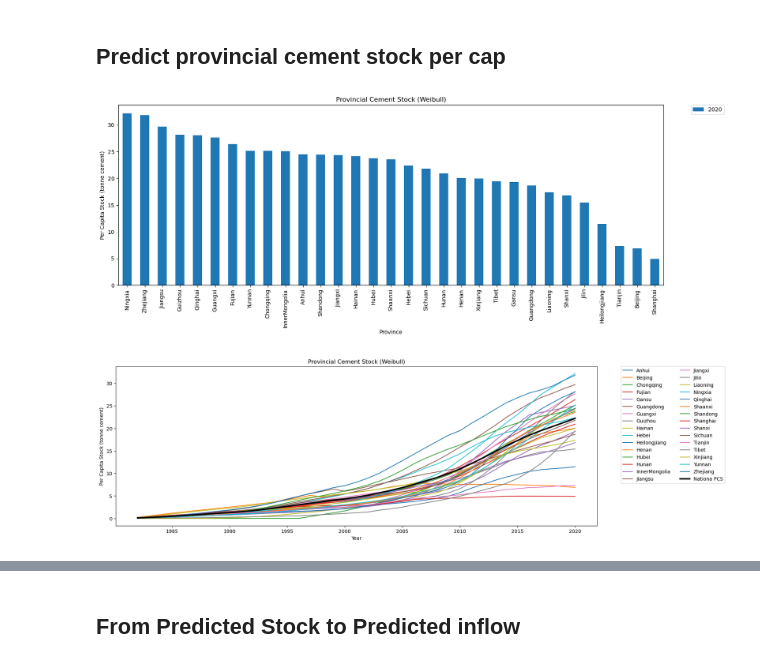
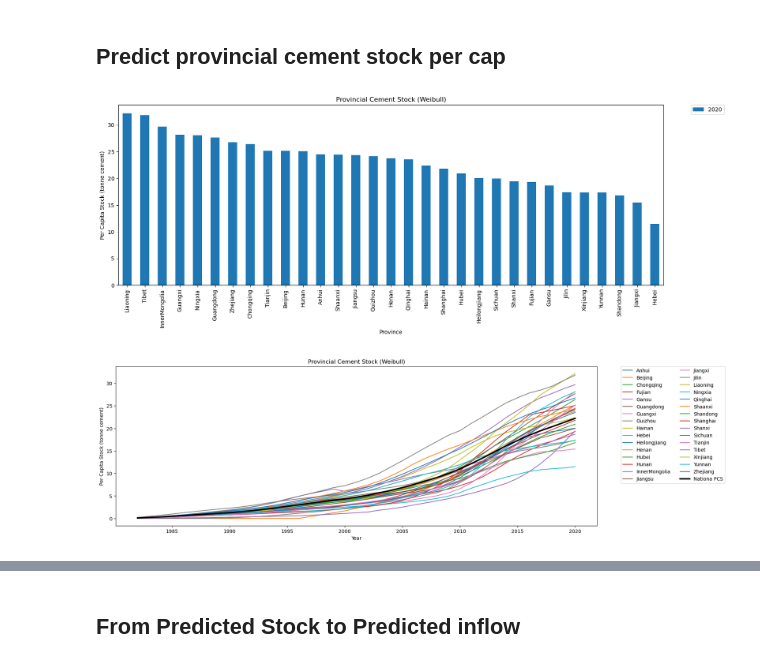
Before and after one commit to jerrysong0128/Dynamic-material-flow-analysis_example, a Jupyter notebook: stock_driven_prediction.ipynb, the cells around one changed output, grey strips where cells are left out. Cells and saved outputs as stored; diff of their text form; code cells hidden in the pictures.

```diff
--- a/stock_driven_prediction.ipynb
+++ b/stock_driven_prediction.ipynb
@@ -94,41 +94,9 @@ def per_capita_stock(out_s, pop_cut):
 per_cap_history = per_capita_stock(out_s, pop_cut)
 # per_cap_history_n = per_capita_stock(out_s_n, pop_cut)
 
+# Calculate the national per capita stock
 out_s_national = out_s.sum(axis=1)
 per_cap_national = pd.DataFrame(out_s_national, columns=['National Stock'])
 pop_national = pop_cut.sum(axis=1)
 per_cap_national['National Population'] = pop_national
 per_cap_national['Nationa PCS'] = per_cap_national['National Stock'] / per_cap_national['National Population']
-
-per_cap_history_pre = per_cap_history.copy()
-per_cap_history_pre.columns = province_code['Province']
-
-# draw the per capita cement stock in 2020 for each province; make the letters in the label of x-axis is horizontal
-def draw_per_capita_stock(per_cap_history):
-    fig, ax = plt.subplots(figsize=(18, 6))
-    sorted_history = per_cap_history.loc[2020].sort_values(ascending=False)
-    sorted_history.plot(kind='bar', ax=ax)
-    ax.legend(loc=2, bbox_to_anchor=(1.05,1.0),ncol=2,borderaxespad = 0.)
-    ax.set_title('Provincial Cement Stock (Weibull)')
-    ax.set_xlabel('Province')
-    ax.set_ylabel('Per Capita Stock (tonne cement)')
-    plt.xticks(rotation=90)
-    plt.show()
-draw_per_capita_stock(per_cap_history_pre)
-# draw_per_capita_stock(per_cap_history_n)
-
-# draw the national per capita cement stock and provincial per capita cement stock during time periods; (set the legend outside the plot) In addition, add the per_cap_national['Per Capita Stock'] as a hightlight line.
-def draw_per_capita_stock_time(per_cap_history):
-    fig, ax = plt.subplots(figsize=(18, 6))
-    per_cap_history.plot(ax=ax)
-    per_cap_national['Nationa PCS'].plot(ax=ax, color='black', linewidth=3)
-    ax.legend(loc=2, bbox_to_anchor=(1.05,1.0),ncol=2,borderaxespad = 0.)
-    ax.set_title('Provincial Cement Stock (Weibull)')
-    ax.set_xlabel('Year')
-    ax.set_ylabel('Per Capita Stock (tonne cement)')
-    plt.show()
-
-draw_per_capita_stock_time(per_cap_history_pre)
-# %% [output]
-[figure, removed]
-[figure, removed]
@@ -135 +135,42 @@ draw_per_capita_stock_time(per_cap_history_pre)
+# %%
+
+# draw the per capita cement stock in 2020 for each province; make the letters in the label of x-axis is horizontal
+def draw_per_capita_stock(per_cap_history):
+    fig, ax = plt.subplots(figsize=(18, 6))
+    sorted_history = per_cap_history.loc[2020].sort_values(ascending=False)
+    sorted_history.plot(kind='bar', ax=ax)
+    ax.legend(loc=2, bbox_to_anchor=(1.05,1.0),ncol=2,borderaxespad = 0.)
+    ax.set_title('Provincial Cement Stock (Weibull)')
+    ax.set_xlabel('Province')
+    ax.set_ylabel('Per Capita Stock (tonne cement)')
+    plt.xticks(rotation=90)
+    plt.show()
+
+def rename_province_code(per_cap_history):
+    per_cap_history_pre = per_cap_history.copy()
+    per_cap_history_pre.columns = province_code['Province']
+    return per_cap_history_pre
+
+# draw the national per capita cement stock and provincial per capita cement stock during time periods; (set the legend outside the plot) In addition, add the per_cap_national['Per Capita Stock'] as a hightlight line.
+def draw_per_capita_stock_time(per_cap_history):
+    fig, ax = plt.subplots(figsize=(18, 6))
+    per_cap_history.plot(ax=ax)
+    per_cap_national['Nationa PCS'].plot(ax=ax, color='black', linewidth=3)
+    ax.legend(loc=2, bbox_to_anchor=(1.05,1.0),ncol=2,borderaxespad = 0.)
+    ax.set_title('Provincial Cement Stock (Weibull)')
+    ax.set_xlabel('Year')
+    ax.set_ylabel('Per Capita Stock (tonne cement)')
+    plt.show()
+
+per_cap_history.drop(columns=[2,24,27], inplace=True)
+per_cap_history.rename(columns={'BJ_Consumption': 2}, inplace=True)
+per_cap_history.rename(columns={'TJ_Consumption': 24}, inplace=True)
+per_cap_history.rename(columns={'SH_Consumption': 27}, inplace=True)
+
+per_cap_history_pre = rename_province_code(per_cap_history)
+draw_per_capita_stock(per_cap_history_pre)
+draw_per_capita_stock_time(per_cap_history_pre)
+# %% [output]
+[figure, added]
+[figure, added]
 # %% [markdown]
```
Also changed, not shown: parts of 5 cells of this notebook, 2 other files.
